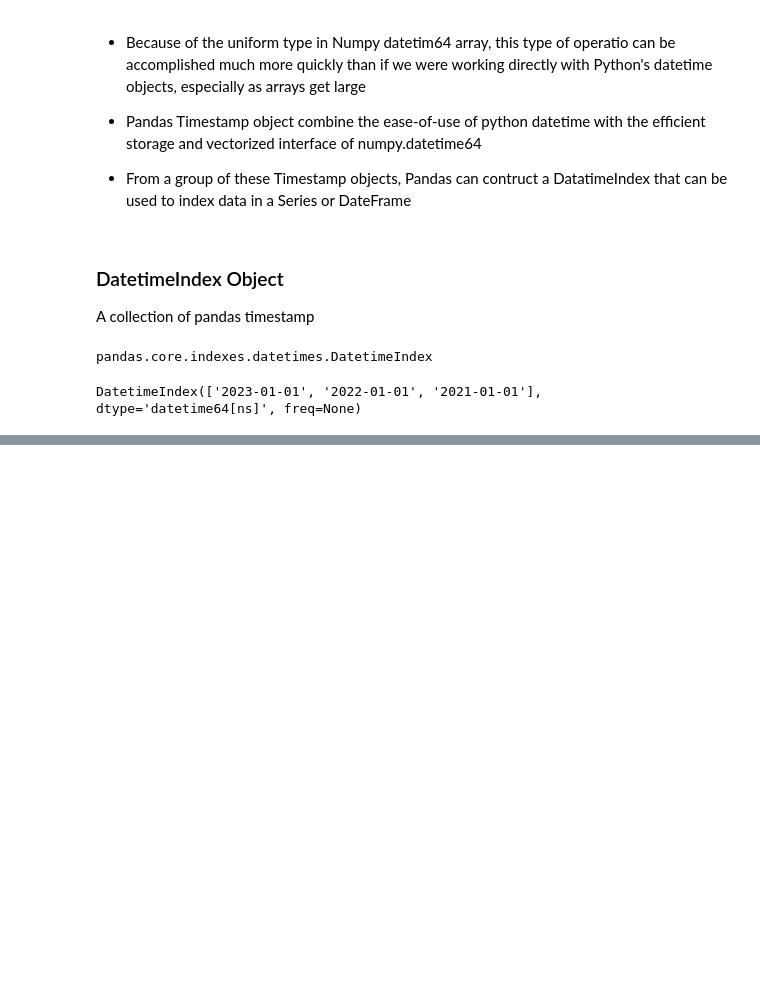
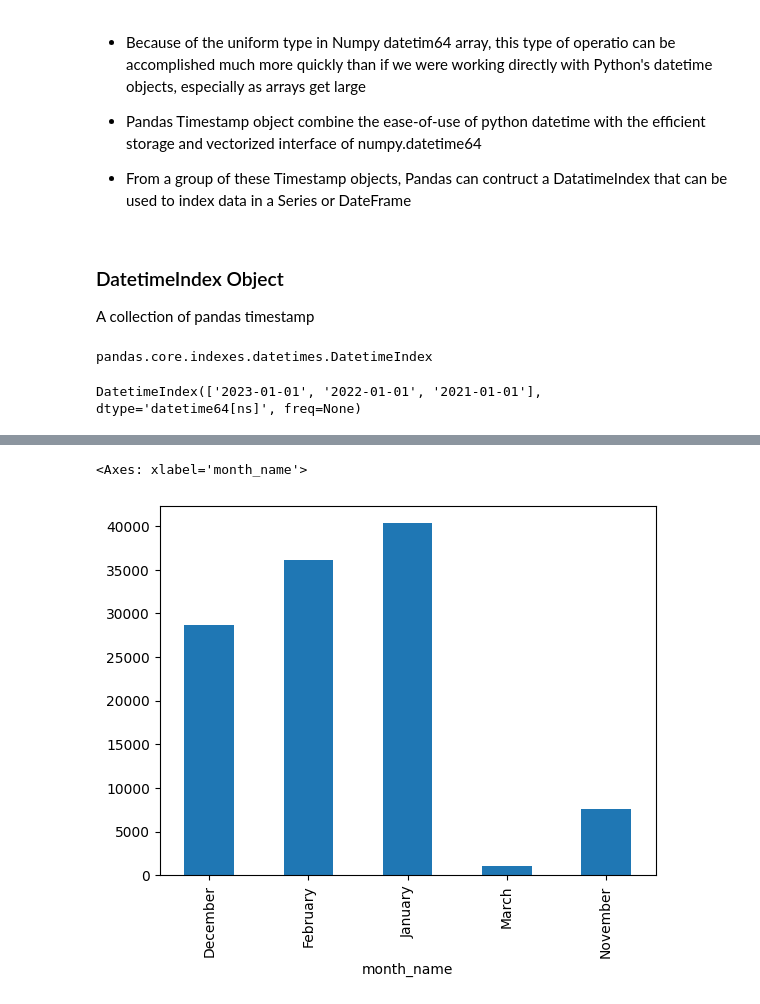
Before and after one commit to dharmeshrohit/NPMS-Libraries, a Jupyter notebook: date_and_time_in_pandas.ipynb, the cells around one changed output, grey strips where cells are left out. Saved outputs shown, nothing was run; the diff lists cells and outputs as text; code cells hidden in the pictures; blank space fills up the shorter version.

```diff
--- a/date_and_time_in_pandas.ipynb
+++ b/date_and_time_in_pandas.ipynb
@@ -93,0 +314,5 @@ DatetimeIndex(['2023-01-01', '2022-01-01', '2021-01-01'], dtype='datetime64[ns]'
+# %%
+df.groupby('month_name')['INR'].sum().plot(kind='bar')
+# %% [output]
+<Axes: xlabel='month_name'>
+[figure, added]
```
Also changed, not shown: parts of 27 cells of this notebook.
